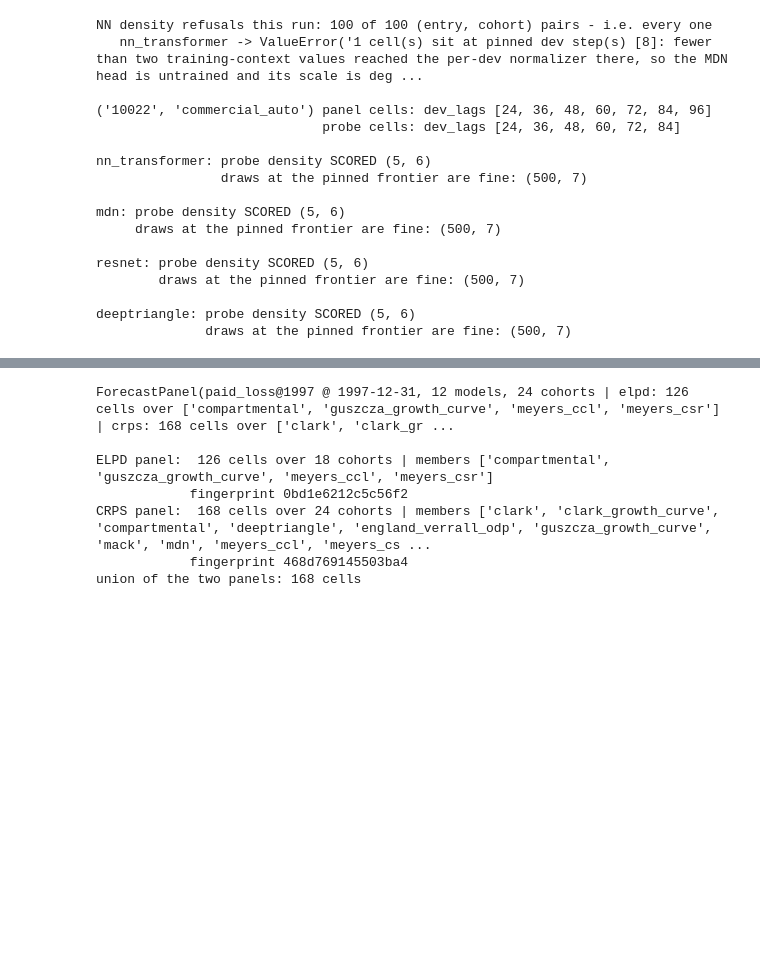
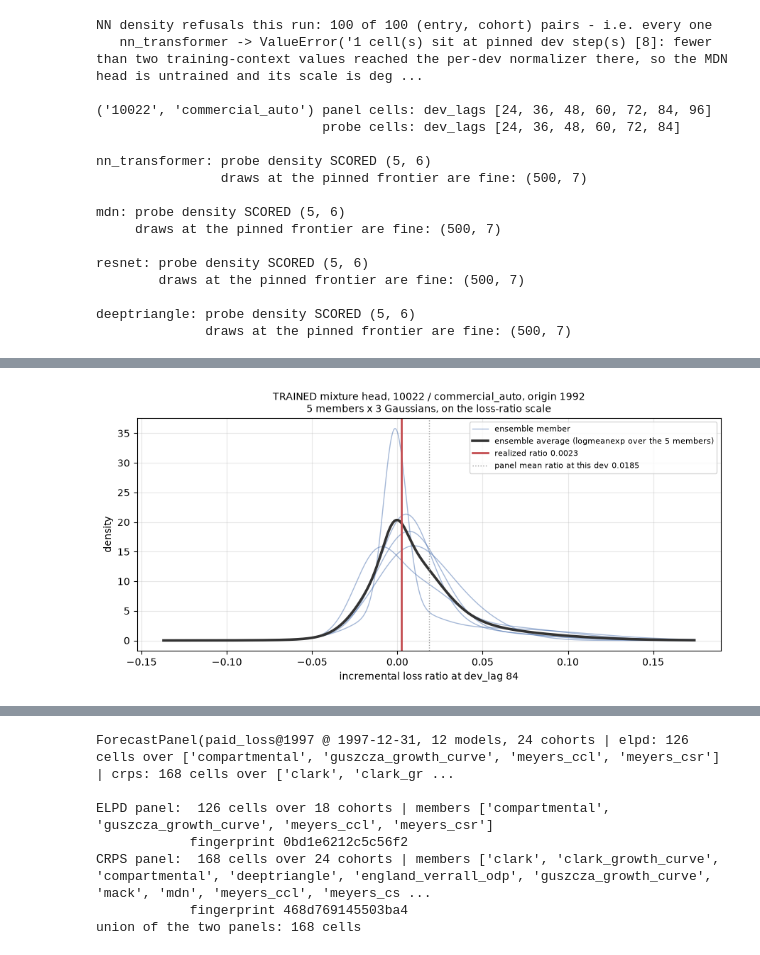
Before and after one commit to EKtheSage/ibnr, a Jupyter notebook: analysis/03_gallery_api_comparison.ipynb, the cells around one changed output, grey strips where cells are left out. Cells and saved outputs as stored; diff of their text form; code cells hidden in the pictures; blank space fills up the shorter version.

```diff
--- a/analysis/03_gallery_api_comparison.ipynb
+++ b/analysis/03_gallery_api_comparison.ipynb
@@ -841,0 +1816,79 @@ deeptriangle: probe density SCORED (5, 6)
+# %%
+grid_b = np.linspace(mean0[DEMO_D] - 5 * std0[DEMO_D], mean0[DEMO_D] + 5 * std0[DEMO_D], 800)
+member_pdf = np.stack(
+    [
+        mixture_components(
+            fit_log_pi[m, j], fit_mu[m, j], fit_sigma[m, j], DEMO_D, grid_b, mean0, std0
+        ).sum(axis=0)
+        for m in range(n_members)
+    ]
+)
+ensemble_pdf = member_pdf.mean(axis=0)
+
+fig, ax = plt.subplots(figsize=(9, 4.4))
+for m in range(n_members):
+    ax.plot(
+        grid_b,
+        member_pdf[m],
+        lw=1.0,
+        color="#4c72b0",
+        alpha=0.5,
+        label="ensemble member" if m == 0 else "_nolegend_",
+    )
+ax.plot(
+    grid_b,
+    ensemble_pdf,
+    lw=2.6,
+    color="#333333",
+    label="ensemble average (logmeanexp over the 5 members)",
+)
+ax.axvline(outcome_ratio, color="#c44e52", lw=2.0, label=f"realized ratio {outcome_ratio:.4f}")
+ax.axvline(
+    mean0[DEMO_D],
+    color="#999999",
+    lw=1.0,
+    ls=":",
+    label=f"panel mean ratio at this dev {mean0[DEMO_D]:.4f}",
+)
+ax.set_xlabel(f"incremental loss ratio at dev_lag {DEMO_DEV_LAG}")
+ax.set_ylabel("density")
+ax.set_title(
+    f"TRAINED mixture head, {DEMO[0]} / {DEMO[1]}, origin {_years[DEMO_W]}\n"
+    f"{n_members} members x {demo_cfg.n_components} Gaussians, on the loss-ratio scale",
+    fontsize=10,
+)
+ax.legend(fontsize=8)
+ax.grid(alpha=0.3)
+fig.tight_layout()
+plt.show()
+
+# The published number, and the same number rebuilt by hand from the mixture parameters.
+api = demo_view.log_lik_at(_probe, field=FIELD)  # (members, cells), Lebesgue on amount
+by_hand = np.array(
+    [
+        np.log(
+            mixture_components(
+                fit_log_pi[m, j],
+                fit_mu[m, j],
+                fit_sigma[m, j],
+                DEMO_D,
+                np.array([outcome_ratio]),
+                mean0,
+                std0,
+            ).sum()
+        )
+        - np.log(demo_premium)
+        for m in range(n_members)
+    ]
+)
+print("per-member log density on the amount scale")
+print("  log_lik_at :", np.round(api[:, j], 6))
+print("  rebuilt    :", np.round(by_hand, 6))
+print("  max abs difference:", float(np.max(np.abs(api[:, j] - by_hand))))
+print()
+print(
+    "ensemble-average log density, the quantity a pointwise ELPD sums: "
+    f"{float(logsumexp(api[:, j]) - np.log(n_members)):.4f} nats"
+)
+# %% [output]
+[figure, added]
```
Also changed, not shown: parts of 44 cells of this notebook, 3 other files.
